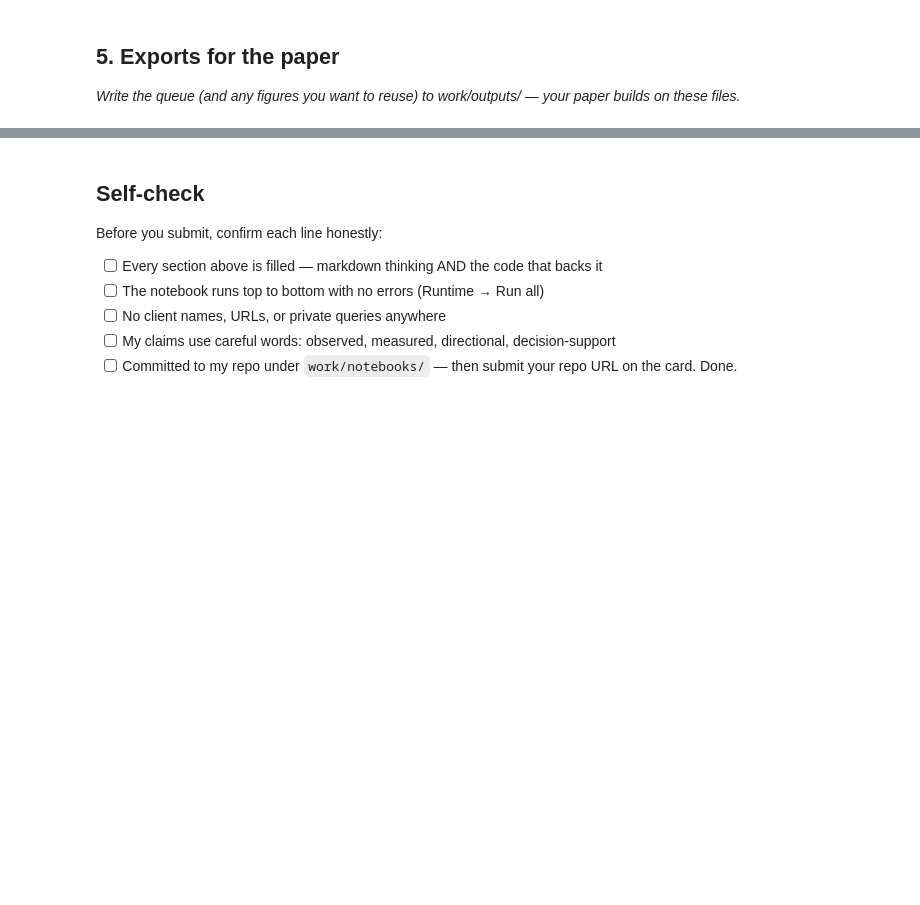
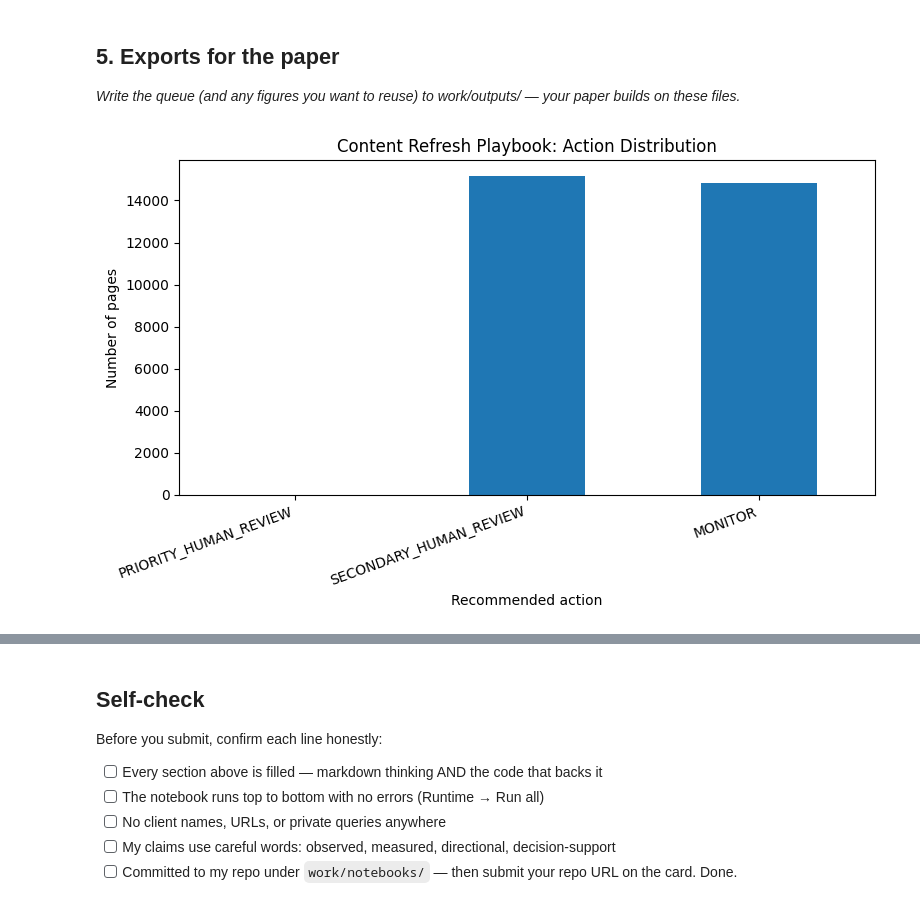
Before and after one commit to yashikasgh/flyrank-ml-internship, a Jupyter notebook: work/notebooks/w07_action_playbook.ipynb, the cells around one changed output, grey strips where cells are left out. Cells and saved outputs as stored; diff of their text form; code cells hidden in the pictures; blank space fills up the shorter version.

Commit message:
Week 7- Content Action Playbook

```diff
--- a/work/notebooks/w07_action_playbook.ipynb
+++ b/work/notebooks/w07_action_playbook.ipynb
@@ -43,0 +263,68 @@ This skeleton is yours to fill. Work the sections **in order** — each one has
+# %%
+
+from pathlib import Path
+import json
+import matplotlib.pyplot as plt
+
+# Create output directories
+outputs_dir = Path("work/outputs")
+figures_dir = Path("work/figures")
+
+outputs_dir.mkdir(parents=True, exist_ok=True)
+figures_dir.mkdir(parents=True, exist_ok=True)
+
+# Export the ranked queue
+queue_path = outputs_dir / "refresh_action_queue.csv"
+ranked_queue.to_csv(queue_path, index=False)
+
+# Save aggregate action counts for reporting
+action_counts = (
+    ranked_queue["recommended_action"]
+    .value_counts()
+    .reindex(
+        [
+            "PRIORITY_HUMAN_REVIEW",
+            "SECONDARY_HUMAN_REVIEW",
+            "MONITOR"
+        ],
+        fill_value=0
+    )
+)
+
+summary = {
+    "dataset_rows": int(len(ranked_queue)),
+    "impressions_median": float(impression_median),
+    "ctr_median": float(ctr_median),
+    "priority_review_pages": int(action_counts["PRIORITY_HUMAN_REVIEW"]),
+    "secondary_review_pages": int(action_counts["SECONDARY_HUMAN_REVIEW"]),
+    "monitor_pages": int(action_counts["MONITOR"]),
+    "priority_review_pct": round(
+        100 * action_counts["PRIORITY_HUMAN_REVIEW"] / len(ranked_queue), 4
+    )
+}
+
+metrics_path = outputs_dir / "action_playbook_metrics.json"
+with open(metrics_path, "w", encoding="utf-8") as f:
+    json.dump(summary, f, indent=2)
+
+# Plot action distribution
+plt.figure(figsize=(8, 5))
+action_counts.plot(kind="bar")
+plt.title("Content Refresh Playbook: Action Distribution")
+plt.xlabel("Recommended action")
+plt.ylabel("Number of pages")
+plt.xticks(rotation=20, ha="right")
+plt.tight_layout()
+
+figure_path = figures_dir / "action_distribution.png"
+plt.savefig(figure_path, dpi=200, bbox_inches="tight")
+plt.show()
+
+print("Export complete:")
+print(f"Queue CSV: {queue_path}")
+print(f"Metrics JSON: {metrics_path}")
+print(f"Figure: {figure_path}")
+print("\nAggregate metrics:")
+print(json.dumps(summary, indent=2))
+# %% [output]
+[figure, added]
```
Also changed, not shown: parts of 17 cells of this notebook.
